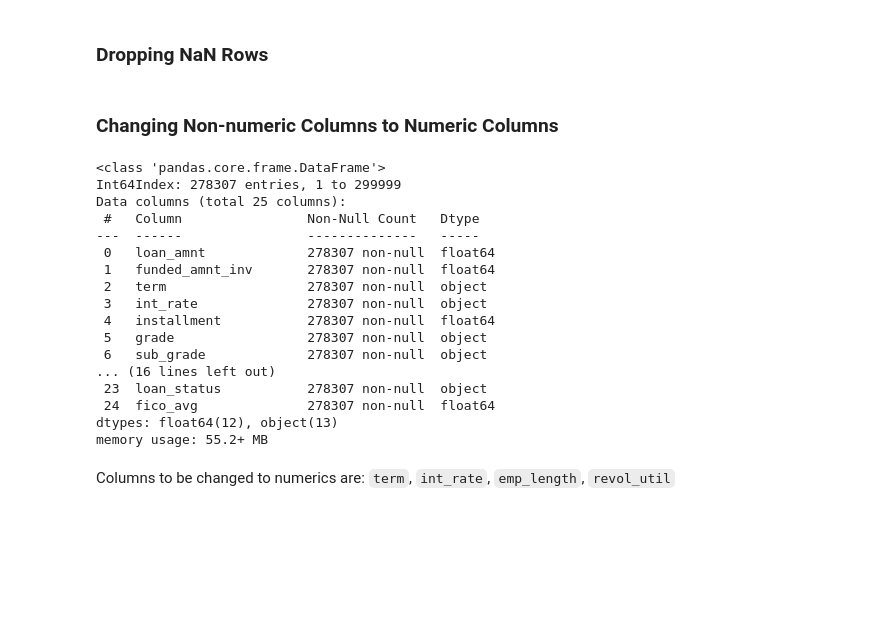
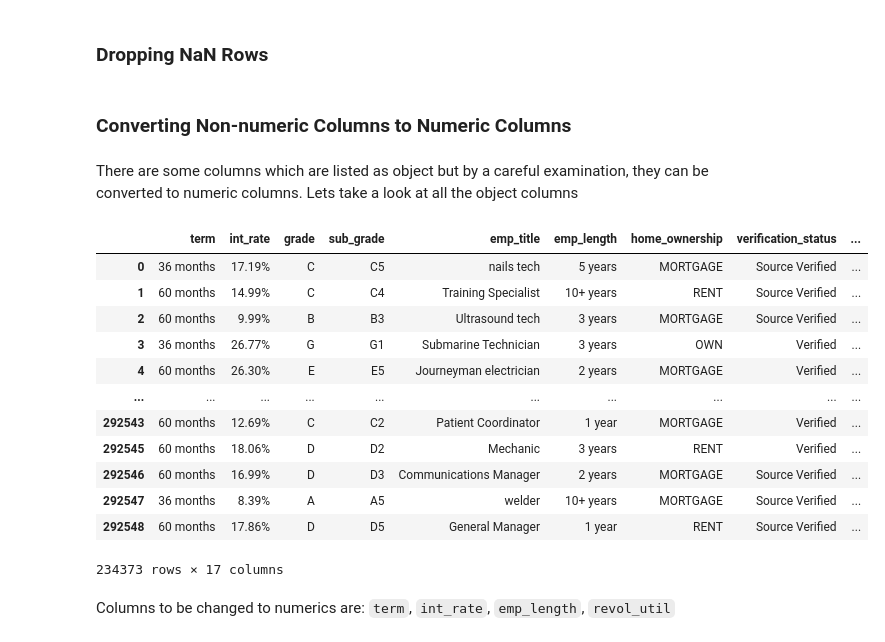
Before and after one commit to hsalahi23/Loan-application-predictor, a Jupyter notebook: Notebook1.ipynb, the cells around one changed output. Drawn from its saved outputs; the diff is of its cells as text; code cells hidden in the pictures; blank space fills up the shorter version.

```diff
--- a/Notebook1.ipynb
+++ b/Notebook1.ipynb
@@ -127,6 +129,3 @@ loan_sample.head()
-# %%
-#Dropping the generated columns which are useless
-loan_sample.drop(["index","Unnamed: 0" , "id"] , axis = 1 , inplace=True)
 # %% [markdown]
 ## Data Cleaning
 # %% [markdown]
@@ -243,7 +205,0 @@ loan_sample.columns.shape
-# %%
-# Columns to retain as listed above
-Cols = ['loan_amnt','funded_amnt_inv','term','int_rate','installment','grade','sub_grade','emp_title','emp_length',\
-        'home_ownership','annual_inc','verification_status','purpose','addr_state','dti','delinq_2yrs','fico_range_low'\
-        ,'fico_range_high','open_acc','pub_rec','revol_bal','revol_util','total_acc','pub_rec_bankruptcies',\
-        'application_type','loan_status']
-loan_sample=loan_sample[Cols]
@@ -249,0 +208,4 @@ loan_sample=loan_sample[Cols]
+# %%
+loan_sample.drop(columns = ['last_pymnt_d' , 'last_pymnt_amnt' , 'recoveries' , 'collection_recovery_fee' \
+                            , 'debt_settlement_flag' , 'total_pymnt' , 'total_pymnt_inv' , 'total_rec_prncp'\
+                           , 'total_rec_int' , 'total_rec_late_fee' , 'pymnt_plan' , 'last_credit_pull_d'] , inplace=True)
@@ -270,27 +228,26 @@ Name: loan_status, dtype: int64
 # %%
 loan_sample.dropna(axis=0, inplace=True)
 # %% [markdown]
-### Changing Non-numeric Columns to Numeric Columns
+### Converting Non-numeric Columns to Numeric Columns
-# %%
-loan_sample.info()
-# %% [output]
-<class 'pandas.core.frame.DataFrame'>
-Int64Index: 278307 entries, 1 to 299999
-Data columns (total 25 columns):
- #   Column                Non-Null Count   Dtype
----  ------                --------------   -----
- 0   loan_amnt             278307 non-null  float64
- 1   funded_amnt_inv       278307 non-null  float64
- 2   term                  278307 non-null  object
- 3   int_rate              278307 non-null  object
- 4   installment           278307 non-null  float64
- 5   grade                 278307 non-null  object
- 6   sub_grade             278307 non-null  object
-... (16 lines left out)
- 23  loan_status           278307 non-null  object
- 24  fico_avg              278307 non-null  float64
-dtypes: float64(12), object(13)
-memory usage: 55.2+ MB
+# %% [markdown]
+There are some columns which are listed as object but by a careful examination, they can be converted to numeric columns. Lets take a look at all the object columns
+# %%
+pd.set_option('display.max_columns', None)
+loan_sample.select_dtypes(include='object')
+# %% [output]
+|  | term | int_rate | grade | sub_grade | emp_title | emp_length | home_ownership | verification_status | ... |
+| 0 | 36 months | 17.19% | C | C5 | nails tech | 5 years | MORTGAGE | Source Verified | ... |
+| 1 | 60 months | 14.99% | C | C4 | Training Specialist | 10+ years | RENT | Source Verified | ... |
+| 2 | 60 months | 9.99% | B | B3 | Ultrasound tech | 3 years | MORTGAGE | Source Verified | ... |
+| 3 | 36 months | 26.77% | G | G1 | Submarine Technician | 3 years | OWN | Verified | ... |
+| 4 | 60 months | 26.30% | E | E5 | Journeyman electrician | 2 years | MORTGAGE | Verified | ... |
+| ... | ... | ... | ... | ... | ... | ... | ... | ... | ... |
+| 292543 | 60 months | 12.69% | C | C2 | Patient Coordinator | 1 year | MORTGAGE | Verified | ... |
+| 292545 | 60 months | 18.06% | D | D2 | Mechanic | 3 years | RENT | Verified | ... |
+| 292546 | 60 months | 16.99% | D | D3 | Communications Manager | 2 years | MORTGAGE | Source Verified | ... |
+| 292547 | 36 months | 8.39% | A | A5 | welder | 10+ years | MORTGAGE | Source Verified | ... |
+| 292548 | 60 months | 17.86% | D | D5 | General Manager | 1 year | RENT | Source Verified | ... |
+234373 rows × 17 columns
 # %% [markdown]
 Columns to be changed to numerics are: `term`, `int_rate`, `emp_length`, `revol_util`
 # %%
```
Also changed, not shown: parts of 61 cells of this notebook.
